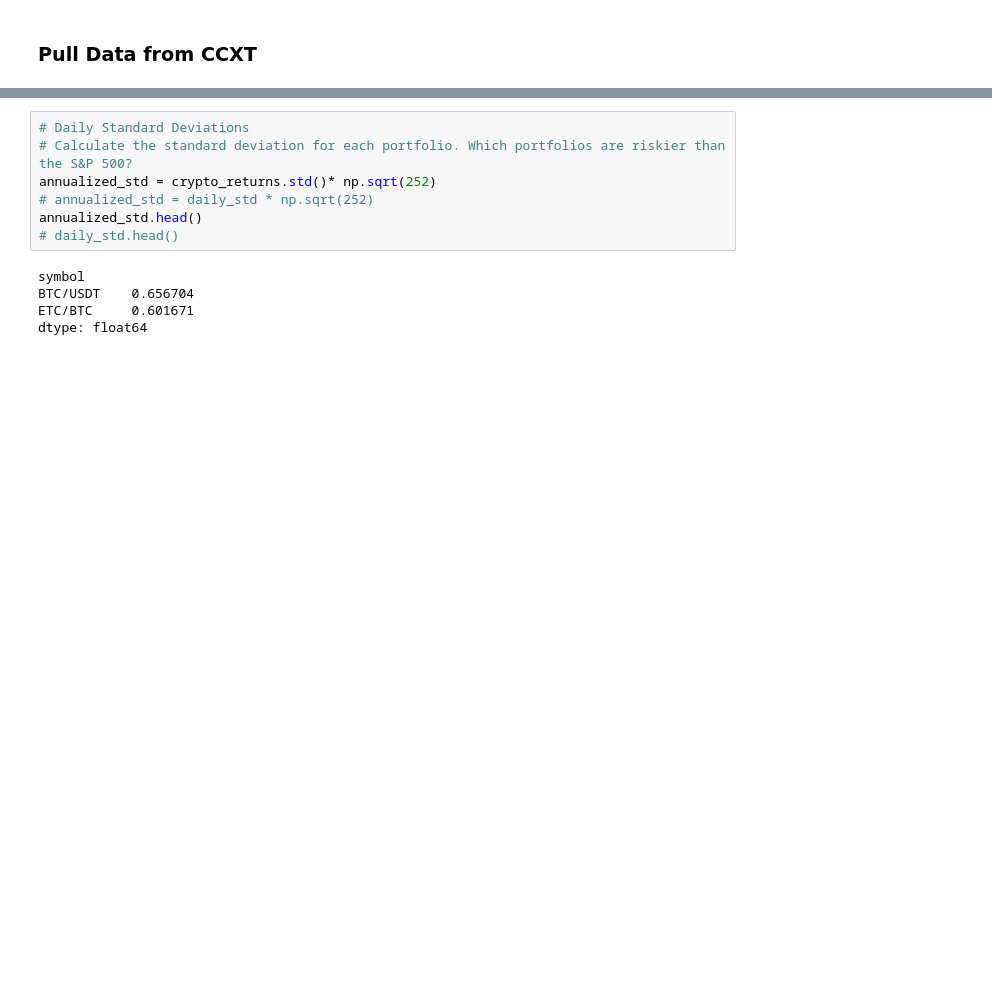
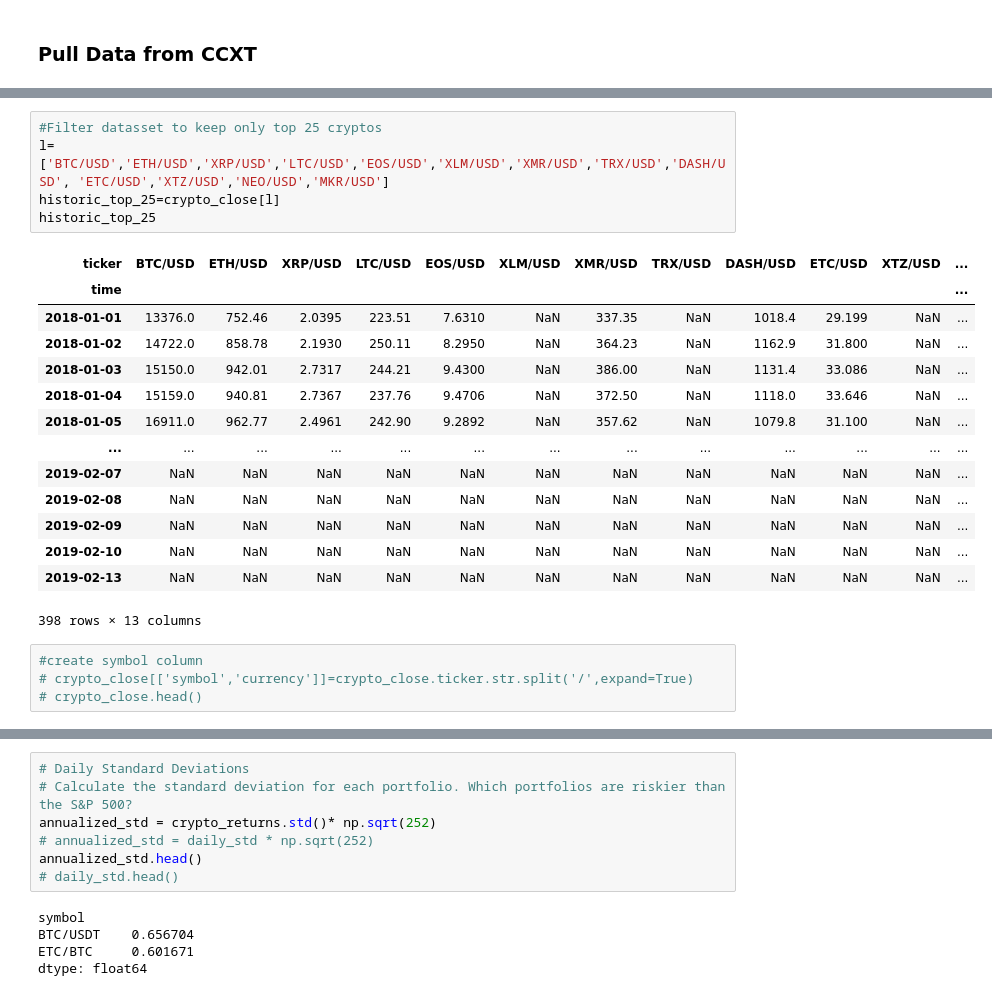
Before and after one commit to dbrims/Project2, a Jupyter notebook: Data_sources.ipynb, the cells around one changed output, grey strips where cells are left out. Cells and saved outputs as stored; diff of their text form; blank space fills up the shorter version.

```diff
--- a/Data_sources.ipynb
+++ b/Data_sources.ipynb
@@ -121,0 +337,24 @@ crypto_close=crypto_close.pivot(index='time', columns='symbol', values='close')
+# %%
+#Filter datasset to keep only top 25 cryptos
+l=['BTC/USD','ETH/USD','XRP/USD','LTC/USD','EOS/USD','XLM/USD','XMR/USD','TRX/USD','DASH/USD', 'ETC/USD','XTZ/USD','NEO/USD','MKR/USD']
+historic_top_25=crypto_close[l]
+historic_top_25
+# %% [output]
+| ticker | BTC/USD | ETH/USD | XRP/USD | LTC/USD | EOS/USD | XLM/USD | XMR/USD | TRX/USD | DASH/USD | ETC/USD | XTZ/USD | ... |
+| time |  |  |  |  |  |  |  |  |  |  |  | ... |
+| 2018-01-01 | 13376.0 | 752.46 | 2.0395 | 223.51 | 7.6310 | NaN | 337.35 | NaN | 1018.4 | 29.199 | NaN | ... |
+| 2018-01-02 | 14722.0 | 858.78 | 2.1930 | 250.11 | 8.2950 | NaN | 364.23 | NaN | 1162.9 | 31.800 | NaN | ... |
+| 2018-01-03 | 15150.0 | 942.01 | 2.7317 | 244.21 | 9.4300 | NaN | 386.00 | NaN | 1131.4 | 33.086 | NaN | ... |
+| 2018-01-04 | 15159.0 | 940.81 | 2.7367 | 237.76 | 9.4706 | NaN | 372.50 | NaN | 1118.0 | 33.646 | NaN | ... |
+| 2018-01-05 | 16911.0 | 962.77 | 2.4961 | 242.90 | 9.2892 | NaN | 357.62 | NaN | 1079.8 | 31.100 | NaN | ... |
+| ... | ... | ... | ... | ... | ... | ... | ... | ... | ... | ... | ... | ... |
+| 2019-02-07 | NaN | NaN | NaN | NaN | NaN | NaN | NaN | NaN | NaN | NaN | NaN | ... |
+| 2019-02-08 | NaN | NaN | NaN | NaN | NaN | NaN | NaN | NaN | NaN | NaN | NaN | ... |
+| 2019-02-09 | NaN | NaN | NaN | NaN | NaN | NaN | NaN | NaN | NaN | NaN | NaN | ... |
+| 2019-02-10 | NaN | NaN | NaN | NaN | NaN | NaN | NaN | NaN | NaN | NaN | NaN | ... |
+| 2019-02-13 | NaN | NaN | NaN | NaN | NaN | NaN | NaN | NaN | NaN | NaN | NaN | ... |
+398 rows × 13 columns
+# %%
+#create symbol column
+# crypto_close[['symbol','currency']]=crypto_close.ticker.str.split('/',expand=True)
+# crypto_close.head()
```
Also changed, not shown: parts of 27 cells of this notebook, 1 other file.
